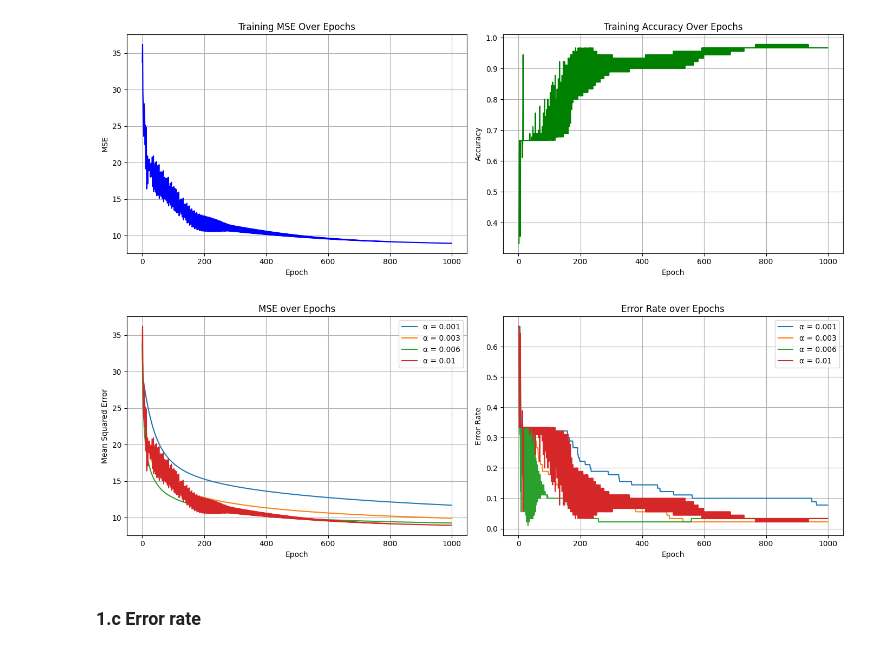
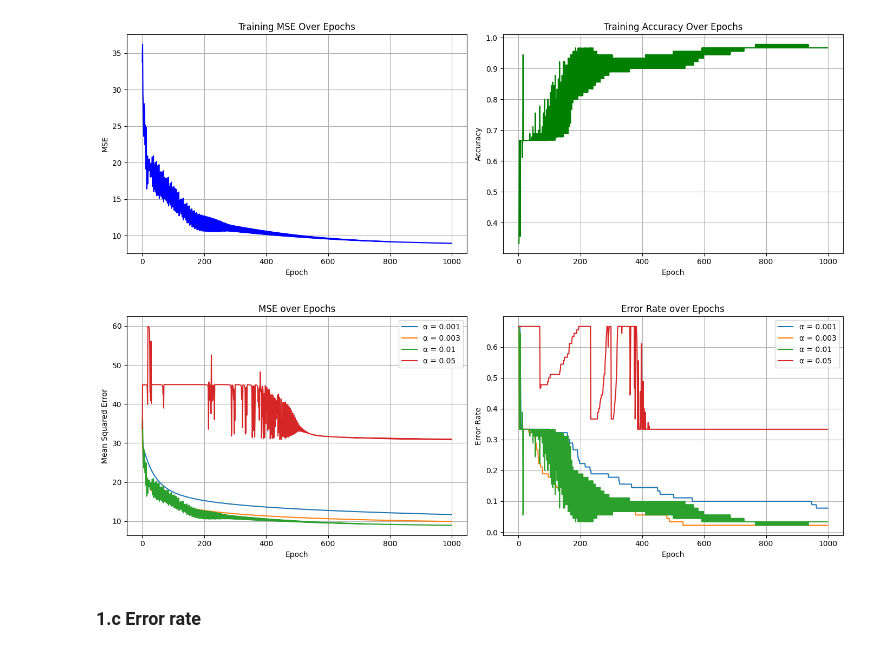
Before and after one commit to tuvats/TTT4275-Classification-project, a Jupyter notebook: iris_project/Iris_task.ipynb, the cells around one changed output. Saved outputs shown, nothing was run; the diff lists cells and outputs as text; code cells hidden in the pictures.

```diff
--- a/iris_project/Iris_task.ipynb
+++ b/iris_project/Iris_task.ipynb
@@ -109,36 +106,36 @@ Accuracy result: 0.9666666666666667
 # %%
 #Testing for different values of alpha
 
-alphas = [0.001, 0.003, 0.006, 0.01]
+alphas = [0.001, 0.003, 0.01, 0.05]
 
 # Create subplots
 fig, (ax1, ax2) = plt.subplots(1, 2, figsize=(14, 5))
 
 for a in alphas:
     _, mse_results_a, error_rates_a, train_acc_a, _ = train_linear_classifier(X_train, y_train_encoded, max_iter=num_iterations, alpha=a)
 
     ax1.plot(epoch_list, mse_results_a, label=f"α = {a}")
     ax2.plot(epoch_list, error_rates_a, label=f"α = {a}")
 
 # MSE subplot
 ax1.set_title("MSE over Epochs")
 ax1.set_xlabel("Epoch")
 ax1.set_ylabel("Mean Squared Error")
 ax1.grid(True)
 ax1.legend()
 
 # Error Rate subplot
 ax2.set_title("Error Rate over Epochs")
 ax2.set_xlabel("Epoch")
 ax2.set_ylabel("Error Rate")
 ax2.grid(True)
 ax2.legend()
 
 plt.tight_layout()
 plt.savefig('Images/Diff_alpha')
 plt.show()
 # %% [output]
-[figure, old version]
+[figure, new version]
 # %%
 #Predicting using the test set
 from logistic_regression import predict
```
Also changed, not shown: parts of 8 cells of this notebook, 1 other file.
